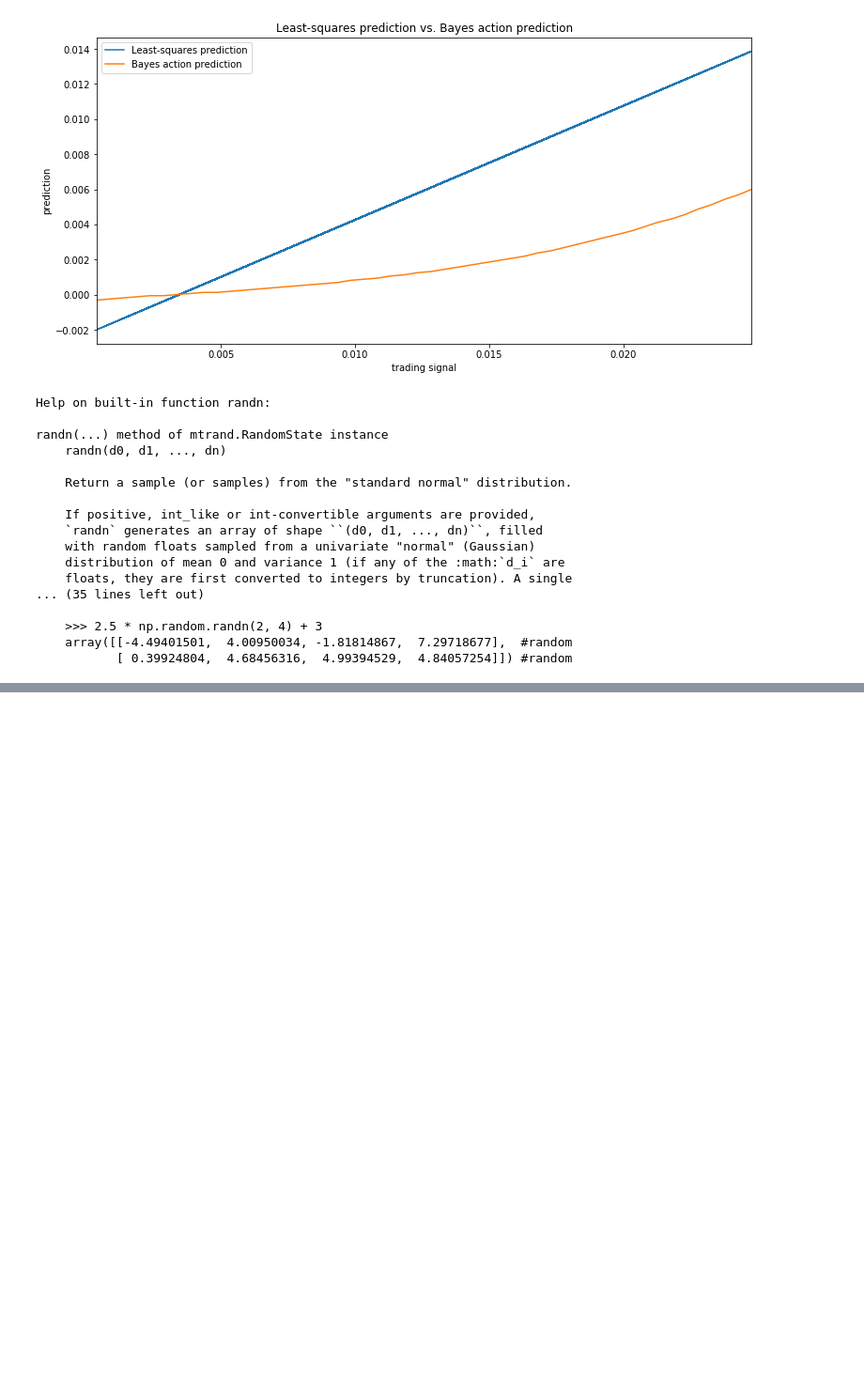
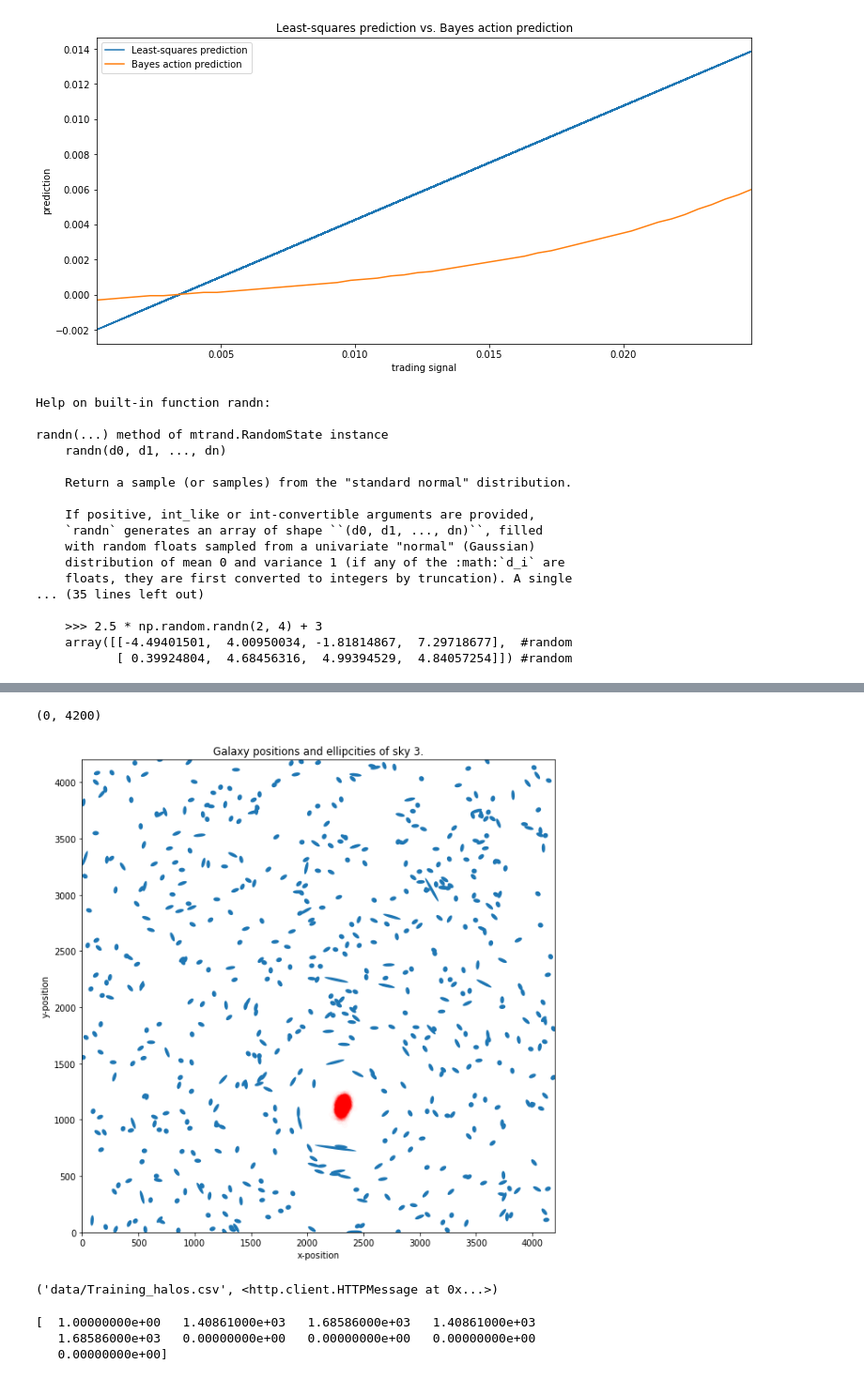
Before and after one commit to TanUkkii007/Probabilistic-Programming-and-Bayesian-Methods-for-Hackers, a Jupyter notebook: ch05/Ch5_LossFunctions_PyMC3.ipynb, the cells around one changed output, grey strips where cells are left out. Shown at 94% size. Drawn from its saved outputs; the diff is of its cells as text; code cells hidden in the pictures; blank space fills up the shorter version.

```diff
--- a/ch05/Ch5_LossFunctions_PyMC3.ipynb
+++ b/ch05/Ch5_LossFunctions_PyMC3.ipynb
@@ -317,0 +350,26 @@ randn(...) method of mtrand.RandomState instance
+# %%
+import theano.tensor as T
+
+def euclidean_distance(x, y):
+    return np.sqrt((x-y)**2).sum(axis=1)
+
+def f_distance(gxy_pos, halo_pos, c):
+    return T.maximum(euclidean_distance(gxy_pos, halo_pos), c)[:, None]
+
+def tangential_distance(glxy_position, halo_position):
+    delta = glxy_position - halo_position
+    t = (2*T.arctan(delta[:,1]/delta[:,0]))
+    return T.stack([-T.cos(t), -T.sin(t)], axis=1)
+
+with pm.Model() as model:
+    #set the size of the halo's mass
+    mass_large = pm.Uniform("mass_large", 40, 180)
+
+    #set the initial prior position of the halos, it's a 2-d Uniform dist.
+    halo_position = pm.Uniform("halo_position", 0, 4200, shape=(1,2))
+
+    mean = pm.Deterministic("mean", mass_large / \
+                            f_distance(T.as_tensor(data[:, :2]), halo_position, 240) *\
+                            tangential_distance(T.as_tensor(data[:,:2]), halo_position))
+
+    ellpty = pm.Normal("ellipcity", mu=mean, tau=1./0.05, observed=data[:,2:])
@@ -317,0 +383,24 @@ randn(...) method of mtrand.RandomState instance
+# %%
+t = trace["halo_position"].reshape(5000, 2)
+
+fig = draw_sky(data)
+plt.title("Galaxy positions and ellipcities of sky %d." % n_sky)
+plt.xlabel("x-position")
+plt.ylabel("y-position")
+plt.scatter(t[:,0], t[:,1], alpha=0.015, c="r")
+plt.xlim(0, 4200)
+plt.ylim(0, 4200)
+# %% [output]
+(0, 4200)
+[figure, added]
+# %%
+urlretrieve("https://raw.githubusercontent.com/CamDavidsonPilon/Probabilistic-Programming-and-Bayesian-Methods-for-Hackers/master/Chapter5_LossFunctions/data/Training_halos.csv", "data/Training_halos.csv")
+# %% [output]
+('data/Training_halos.csv', <http.client.HTTPMessage at 0x...>)
+# %%
+halo_data = np.genfromtxt("data/Training_halos.csv", delimiter=",", usecols=[1,2,3,4,5,6,7,8,9], skip_header=1)
+print(halo_data[n_sky])
+# %% [output]
+[  1.00000000e+00   1.40861000e+03   1.68586000e+03   1.40861000e+03
+   1.68586000e+03   0.00000000e+00   0.00000000e+00   0.00000000e+00
+   0.00000000e+00]
```
Also changed, not shown: parts of 13 cells of this notebook, 5 other files.
